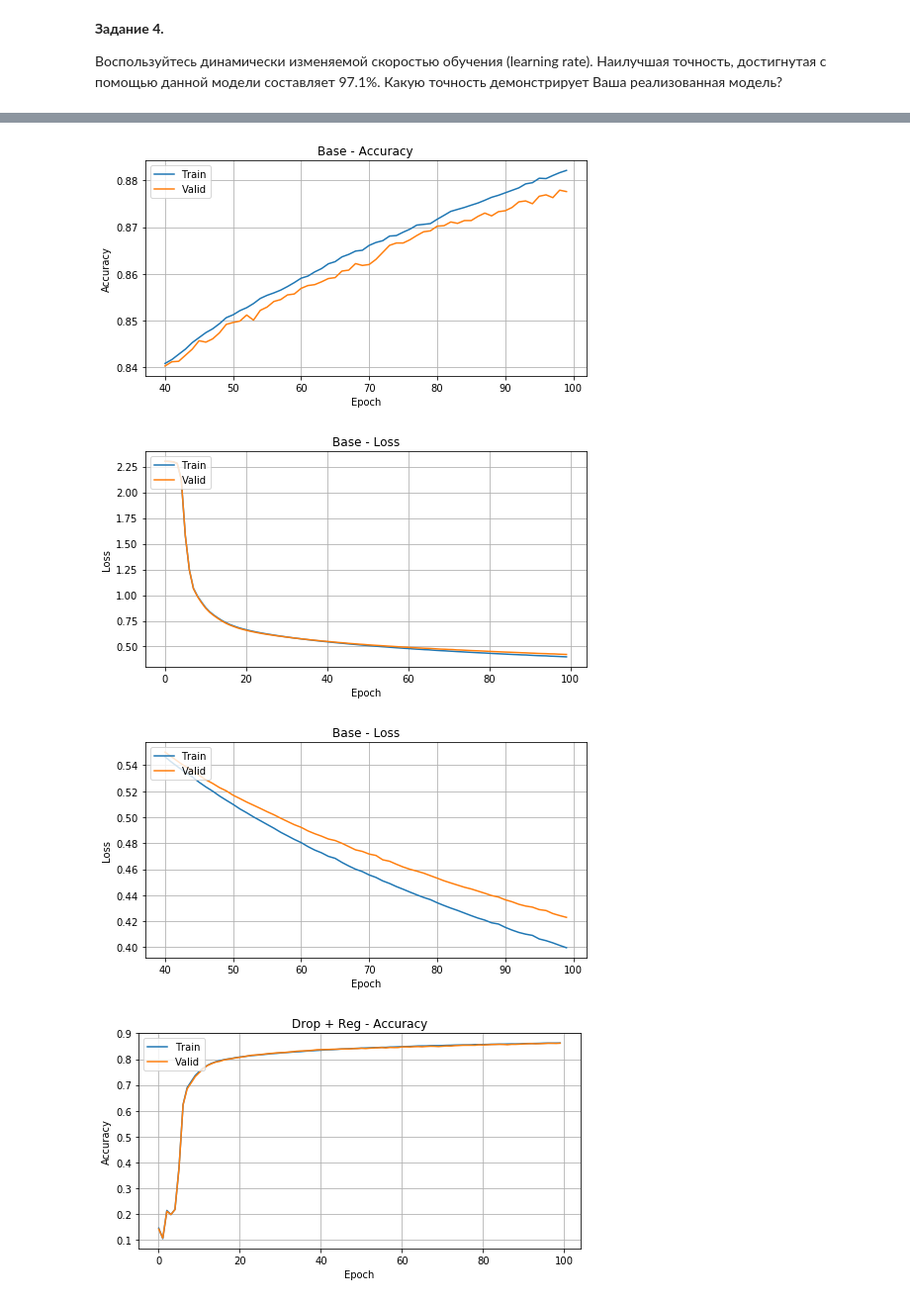
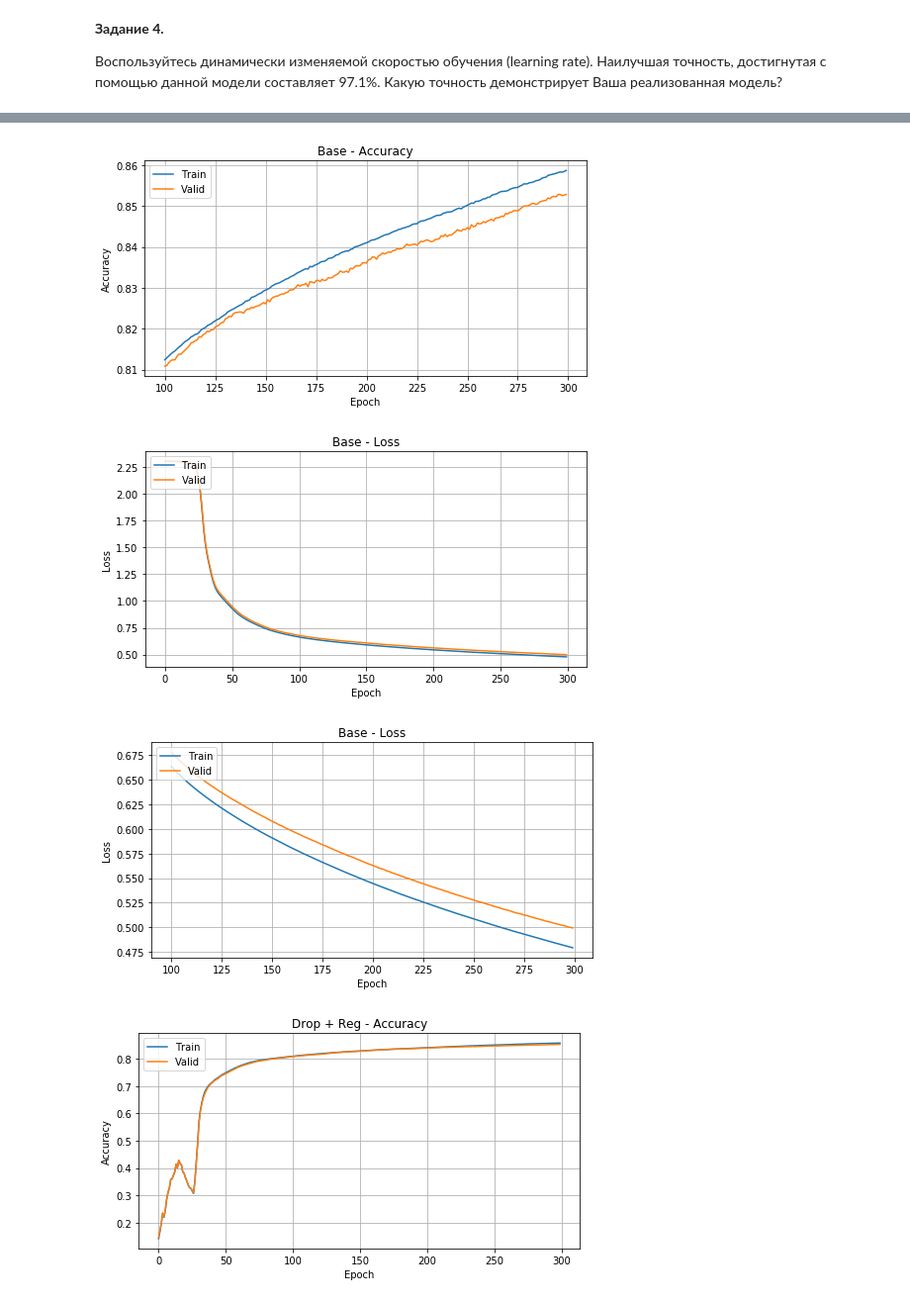
Before and after one commit to lightsuner/bsuir_ml_2, a Jupyter notebook: lab_2/src/book_lab_2.ipynb, the cells around one changed output, grey strips where cells are left out. Shown at 99% size. Drawn from its saved outputs; the diff is of its cells as text; code cells hidden in the pictures.

```diff
--- a/lab_2/src/book_lab_2.ipynb
+++ b/lab_2/src/book_lab_2.ipynb
@@ -73,7 +73,7 @@ train_X.shape
 # %% [output]
 (400000, 784)
 # %%
-g_epochs = 100
+g_epochs = 300
 g_batch_size = 512
 # %%
 class Lab2Model():
@@ -149,8 +149,8 @@ class Lab2Model():
 
         valid_size = 0.3
 
-        if len(y) * valid_size > 10_000:
-            valid_size = 10_000
+        if len(y) * valid_size > 20_000:
+            valid_size = 20_000
 
         x_train, x_valid, y_train, y_valid = train_test_split(x, y, test_size=valid_size, random_state=50)
 
@@ -305,7 +305,7 @@ base_loss, base_acc
 
 Используйте регуляризацию и метод сброса нейронов (dropout) для борьбы с переобучением. Как улучшилось качество классификации?
 # %%
-reg_drop_model = Lab2Model('reg_drop_9', network_config, reg=0.01, dropout=0.1)
+reg_drop_model = Lab2Model('reg_drop_9', network_config, reg=0.002, dropout=0.1)
 reg_drop_model.compile()
 reg_drop_model.fit(train_X, train_y, batch_size=g_batch_size, epochs=g_epochs)
 # %% [output]
@@ -336,7 +336,7 @@ reg_drop_loss, reg_drop_acc
 
 Воспользуйтесь динамически изменяемой скоростью обучения (learning rate). Наилучшая точность, достигнутая с помощью данной модели составляет 97.1%. Какую точность демонстрирует Ваша реализованная модель?
 # %%
-reg_drop_adaptive_model = Lab2Model('reg_drop_9', network_config, reg=0.01, dropout=0.1, adaptive_lr=True)
+reg_drop_adaptive_model = Lab2Model('reg_drop_9', network_config, reg=0.002, dropout=0.1, adaptive_lr=True)
 reg_drop_adaptive_model.compile()
 reg_drop_adaptive_model.fit(train_X, train_y, batch_size=g_batch_size, epochs=g_epochs)
 # %% [output]
@@ -430,7 +430,7 @@ def plot_curves(title, data, y_title, x_title='Epoch', legend=[], x_labels_offse
     plt.show()
 # %%
 for name in models:
-    offset = 40
+    offset = 100
     m = models[name]
 
     plot_curves(f'{name} - Accuracy', [m.history['acc_train'], m.history['acc_valid']], 'Accuracy', 'Epoch', ['Train', 'Valid'])
@@ -442,4 +442,4 @@ for name in models:
-[figure, old version]
+[figure, new version]
-[figure, old version]
+[figure, new version]
-[figure, old version]
+[figure, new version]
-[figure, old version]
+[figure, new version]
```
Also changed, not shown: parts of 16 cells of this notebook.
